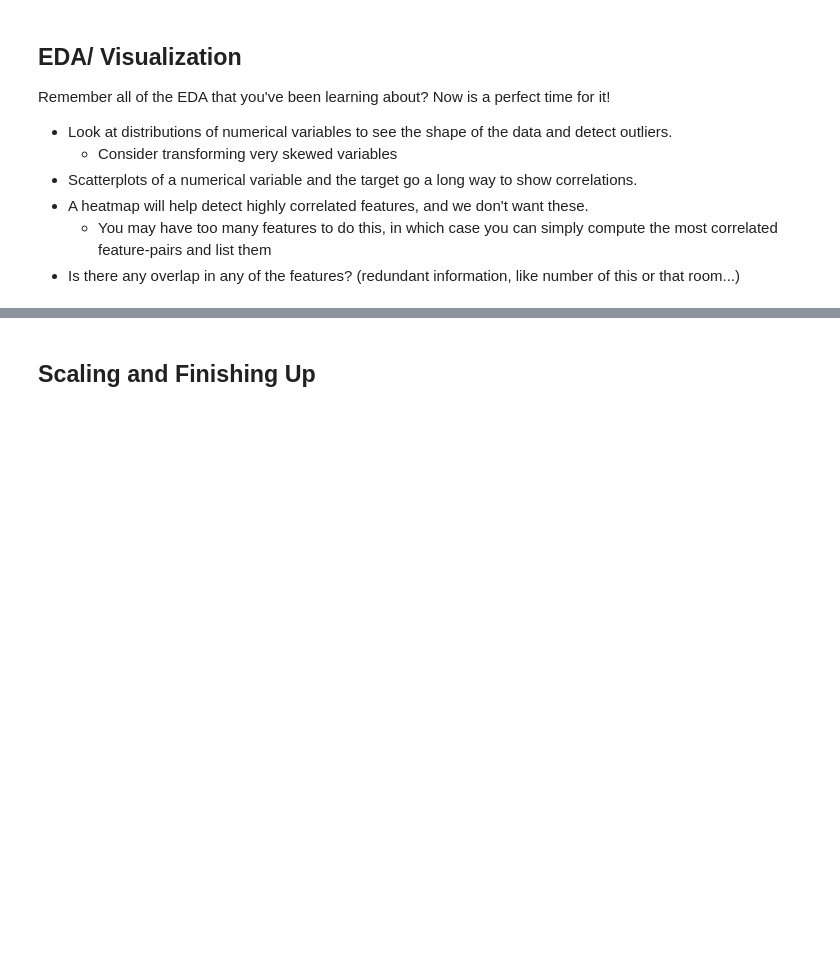
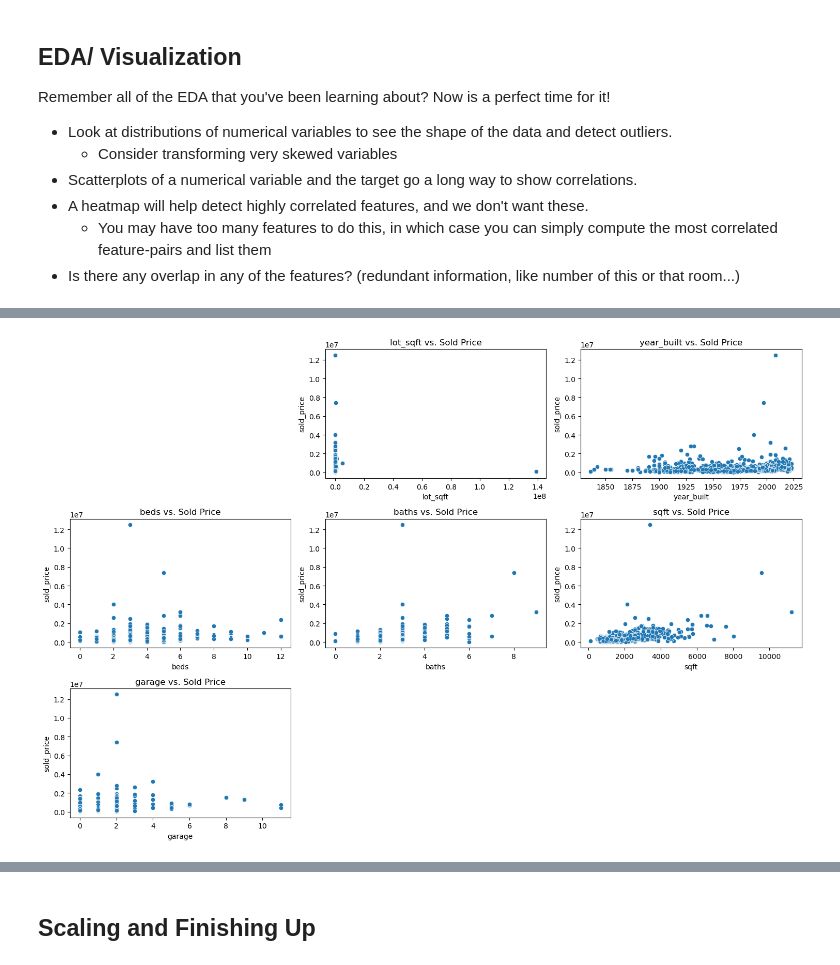
Before and after one commit to AlinaTendler/LHL-Project-3-Midterm-Project, a Jupyter notebook: notebooks/1 - EDA.ipynb, the cells around one changed output, grey strips where cells are left out. Saved outputs shown, nothing was run; the diff lists cells and outputs as text; code cells hidden in the pictures; blank space fills up the shorter version.

```diff
--- a/notebooks/1 - EDA.ipynb
+++ b/notebooks/1 - EDA.ipynb
@@ -328,0 +391,13 @@ plt.show()
+# %%
+# Scatter plot of numerical features vs. sold_price
+plt.figure(figsize=(15, 10))
+for i, col in enumerate(numerical_columns, 1):
+    if col != "sold_price":  # Skip plotting sold_price vs. sold_price
+        plt.subplot(3, 3, i)
+        sns.scatterplot(x=df[col], y=df["sold_price"])
+        plt.title(f'{col} vs. Sold Price')
+        plt.tight_layout()
+
+plt.show()
+# %% [output]
+[figure, added]
```
Also changed, not shown: parts of 23 cells of this notebook.
